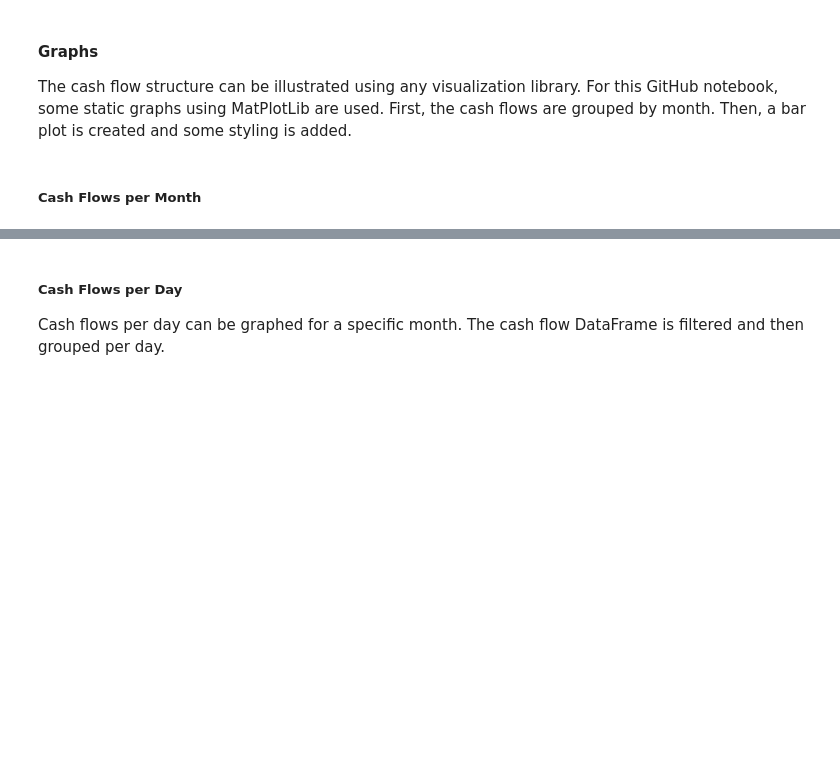
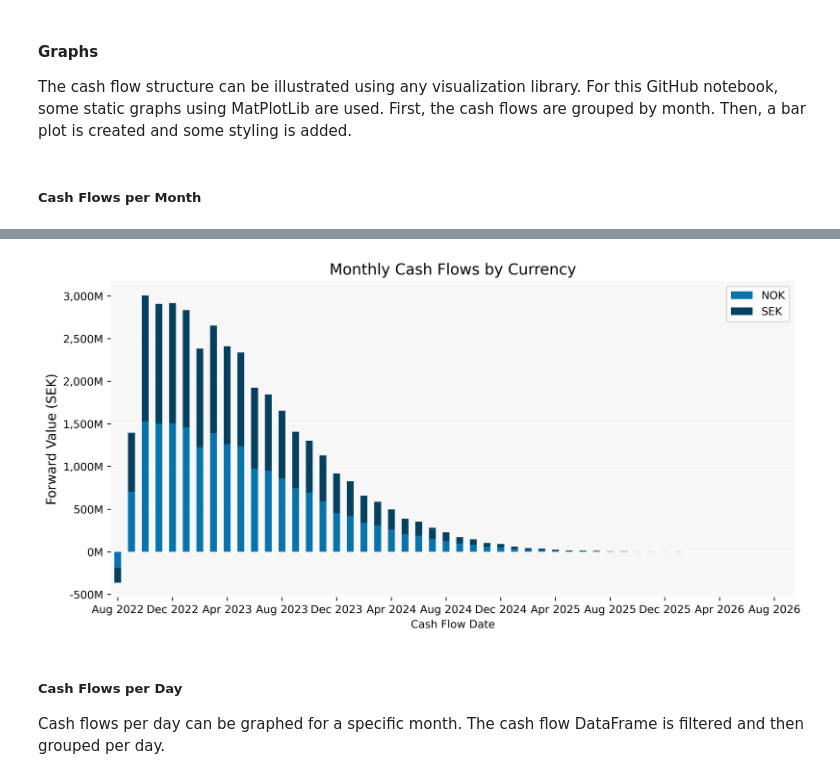
Before and after one commit to mastixstudio/notebooks, a Jupyter notebook: pandas_analysis_loan_book.ipynb, the cells around one changed output, grey strips where cells are left out. Drawn from its saved outputs; the diff is of its cells as text; code cells hidden in the pictures; blank space fills up the shorter version.

```diff
--- a/pandas_analysis_loan_book.ipynb
+++ b/pandas_analysis_loan_book.ipynb
@@ -294,7 +294,7 @@ import matplotlib.pyplot as plt
 import matplotlib.ticker as mticker
 import matplotlib_inline.backend_inline
 
-matplotlib_inline.backend_inline.set_matplotlib_formats('svg')
+matplotlib_inline.backend_inline.set_matplotlib_formats('png')
 
 def plot_grouped_cash_flows(grouped_cash_flows):
     pivoted = grouped_cash_flows['Forward Value (SEK)'].unstack('Currency')
@@ -316,7 +316,7 @@ def plot_grouped_cash_flows(grouped_cash_flows):
     colors = ['#0874aa', '#05415f']
 
     ax = pivoted.plot(x="YearMonth", kind='bar', stacked=True, figsize=(10, 5), color=colors, zorder=2)
-    #ax.figure.dpi = 400
+    ax.figure.dpi = 400
 
     ax.set_xlabel("Cash Flow Date", fontsize=10)
     ax.set_title(title, fontsize=14)
@@ -354,3 +353,4 @@ plot_grouped_cash_flows(grouped_by_month_per_currency)
+[figure, added]
 # %% [markdown]
 ##### Cash Flows per Day
 Cash flows per day can be graphed for a specific month. The cash flow DataFrame is filtered and then grouped per day.
```
Also changed, not shown: parts of 7 cells of this notebook.
